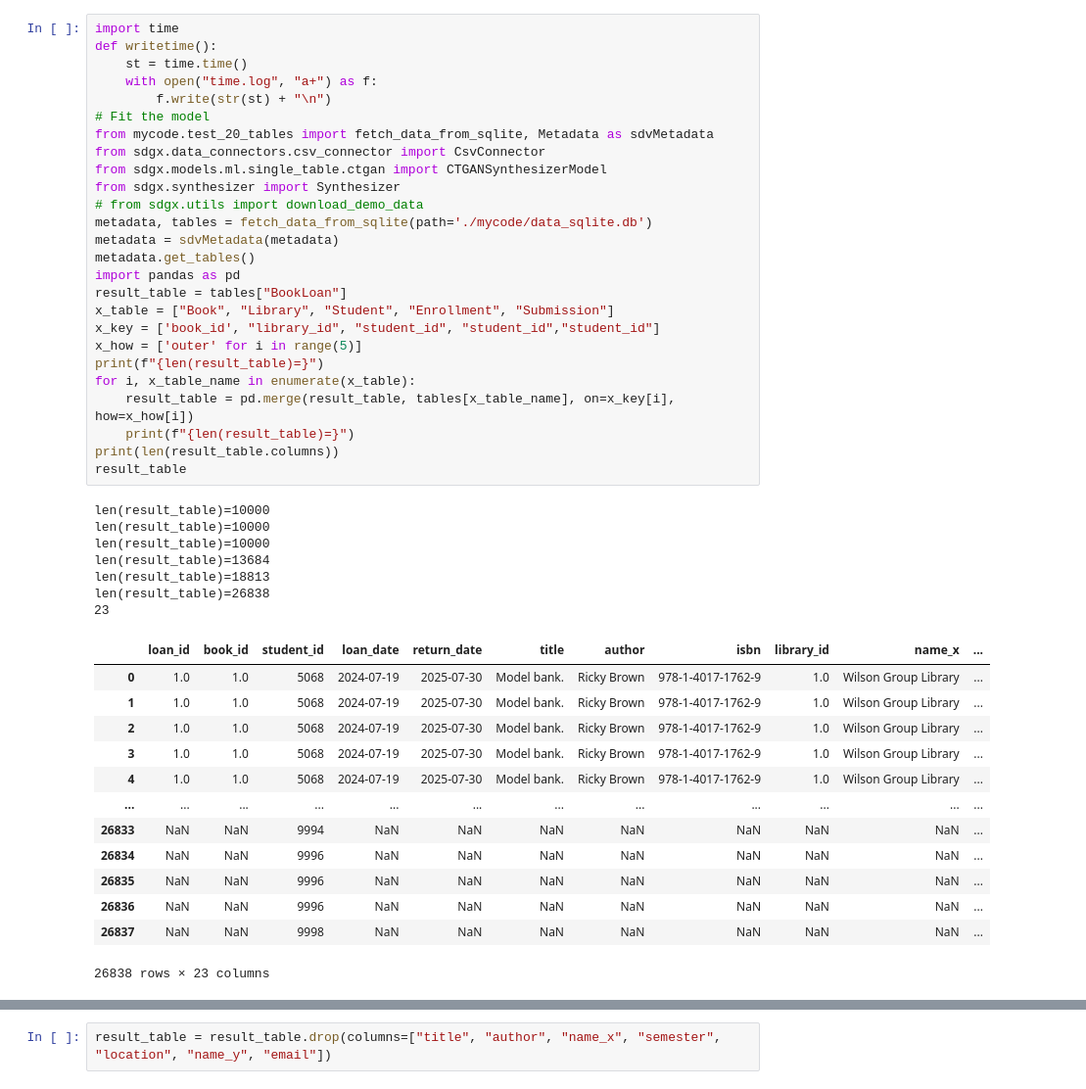
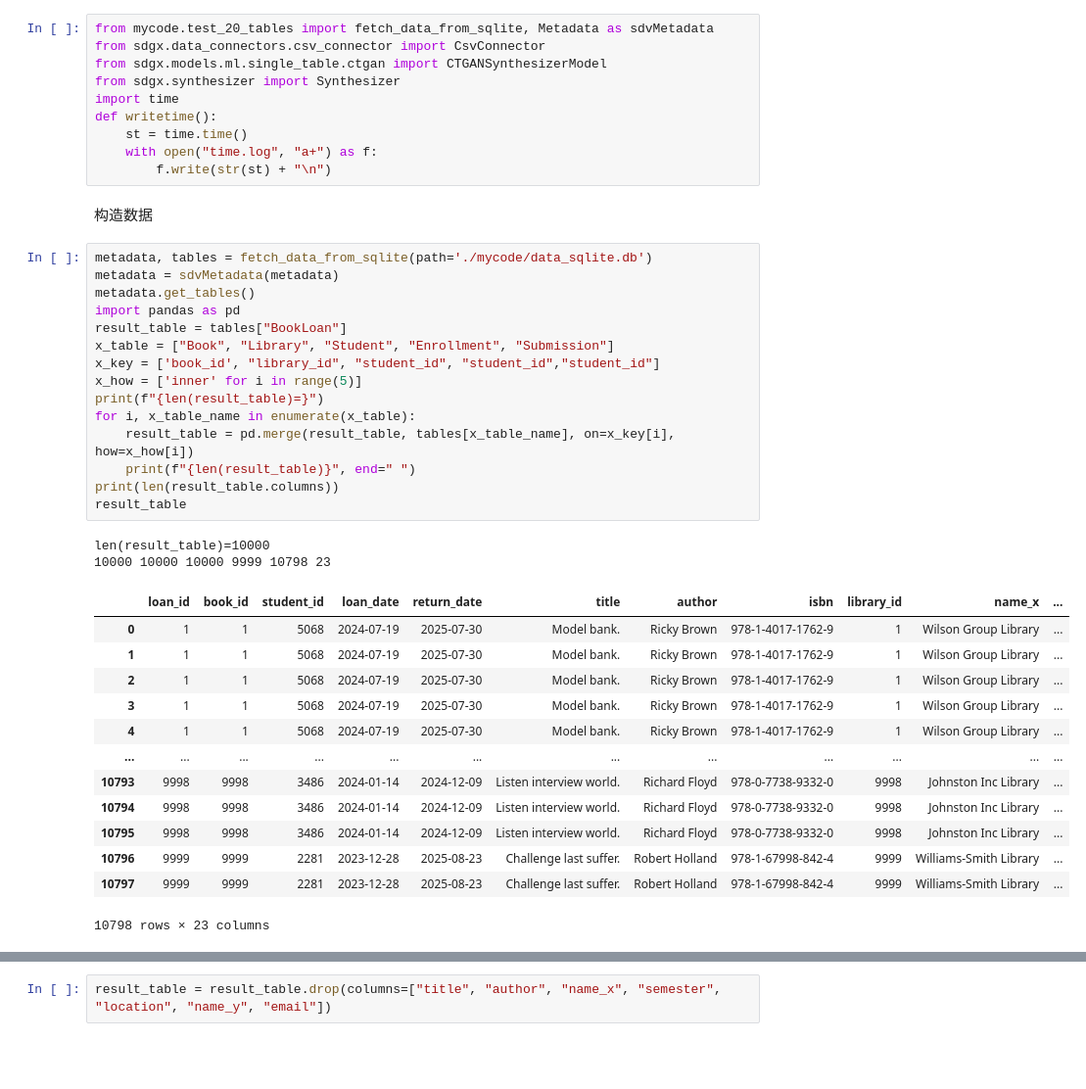
Before and after one commit to hitsz-ids/synthetic-data-generator, a Jupyter notebook: 10k_test_non_catg.ipynb, the cells around one changed output, grey strips where cells are left out. Shown: that part at 98% size. Drawn from its saved outputs; the diff is of its cells as text; blank space fills up the shorter version.

```diff
--- a/10k_test_non_catg.ipynb
+++ b/10k_test_non_catg.ipynb
@@ -1,47 +1,43 @@
+# %%
+from mycode.test_20_tables import fetch_data_from_sqlite, Metadata as sdvMetadata
+from sdgx.data_connectors.csv_connector import CsvConnector
+from sdgx.models.ml.single_table.ctgan import CTGANSynthesizerModel
+from sdgx.synthesizer import Synthesizer
+import time
+def writetime():
+    st = time.time()
+    with open("time.log", "a+") as f:
+        f.write(str(st) + "\n")
+# %% [markdown]
+构造数据
 # %%
-import time
-def writetime():
-    st = time.time()
-    with open("time.log", "a+") as f:
-        f.write(str(st) + "\n")
-# Fit the model
-from mycode.test_20_tables import fetch_data_from_sqlite, Metadata as sdvMetadata
-from sdgx.data_connectors.csv_connector import CsvConnector
-from sdgx.models.ml.single_table.ctgan import CTGANSynthesizerModel
-from sdgx.synthesizer import Synthesizer
-# from sdgx.utils import download_demo_data
 metadata, tables = fetch_data_from_sqlite(path='./mycode/data_sqlite.db')
 metadata = sdvMetadata(metadata)
 metadata.get_tables()
 import pandas as pd
 result_table = tables["BookLoan"]
 x_table = ["Book", "Library", "Student", "Enrollment", "Submission"]
 x_key = ['book_id', "library_id", "student_id", "student_id","student_id"]
-x_how = ['outer' for i in range(5)]
+x_how = ['inner' for i in range(5)]
 print(f"{len(result_table)=}")
 for i, x_table_name in enumerate(x_table):
     result_table = pd.merge(result_table, tables[x_table_name], on=x_key[i], how=x_how[i])
-    print(f"{len(result_table)=}")
+    print(f"{len(result_table)}", end=" ")
 print(len(result_table.columns))
 result_table
 # %% [output]
 len(result_table)=10000
-len(result_table)=10000
-len(result_table)=10000
-len(result_table)=13684
-len(result_table)=18813
-len(result_table)=26838
-23
+10000 10000 10000 9999 10798 23
 |  | loan_id | book_id | student_id | loan_date | return_date | title | author | isbn | library_id | name_x | ... |
-| 0 | 1.0 | 1.0 | 5068 | 2024-07-19 | 2025-07-30 | Model bank. | Ricky Brown | 978-1-4017-1762-9 | 1.0 | Wilson Group Library | ... |
-| 1 | 1.0 | 1.0 | 5068 | 2024-07-19 | 2025-07-30 | Model bank. | Ricky Brown | 978-1-4017-1762-9 | 1.0 | Wilson Group Library | ... |
-| 2 | 1.0 | 1.0 | 5068 | 2024-07-19 | 2025-07-30 | Model bank. | Ricky Brown | 978-1-4017-1762-9 | 1.0 | Wilson Group Library | ... |
-| 3 | 1.0 | 1.0 | 5068 | 2024-07-19 | 2025-07-30 | Model bank. | Ricky Brown | 978-1-4017-1762-9 | 1.0 | Wilson Group Library | ... |
-| 4 | 1.0 | 1.0 | 5068 | 2024-07-19 | 2025-07-30 | Model bank. | Ricky Brown | 978-1-4017-1762-9 | 1.0 | Wilson Group Library | ... |
+| 0 | 1 | 1 | 5068 | 2024-07-19 | 2025-07-30 | Model bank. | Ricky Brown | 978-1-4017-1762-9 | 1 | Wilson Group Library | ... |
+| 1 | 1 | 1 | 5068 | 2024-07-19 | 2025-07-30 | Model bank. | Ricky Brown | 978-1-4017-1762-9 | 1 | Wilson Group Library | ... |
+| 2 | 1 | 1 | 5068 | 2024-07-19 | 2025-07-30 | Model bank. | Ricky Brown | 978-1-4017-1762-9 | 1 | Wilson Group Library | ... |
+| 3 | 1 | 1 | 5068 | 2024-07-19 | 2025-07-30 | Model bank. | Ricky Brown | 978-1-4017-1762-9 | 1 | Wilson Group Library | ... |
+| 4 | 1 | 1 | 5068 | 2024-07-19 | 2025-07-30 | Model bank. | Ricky Brown | 978-1-4017-1762-9 | 1 | Wilson Group Library | ... |
 | ... | ... | ... | ... | ... | ... | ... | ... | ... | ... | ... | ... |
-| 26833 | NaN | NaN | 9994 | NaN | NaN | NaN | NaN | NaN | NaN | NaN | ... |
-| 26834 | NaN | NaN | 9996 | NaN | NaN | NaN | NaN | NaN | NaN | NaN | ... |
-| 26835 | NaN | NaN | 9996 | NaN | NaN | NaN | NaN | NaN | NaN | NaN | ... |
-| 26836 | NaN | NaN | 9996 | NaN | NaN | NaN | NaN | NaN | NaN | NaN | ... |
-| 26837 | NaN | NaN | 9998 | NaN | NaN | NaN | NaN | NaN | NaN | NaN | ... |
+| 10793 | 9998 | 9998 | 3486 | 2024-01-14 | 2024-12-09 | Listen interview world. | Richard Floyd | 978-0-7738-9332-0 | 9998 | Johnston Inc Library | ... |
+| 10794 | 9998 | 9998 | 3486 | 2024-01-14 | 2024-12-09 | Listen interview world. | Richard Floyd | 978-0-7738-9332-0 | 9998 | Johnston Inc Library | ... |
+| 10795 | 9998 | 9998 | 3486 | 2024-01-14 | 2024-12-09 | Listen interview world. | Richard Floyd | 978-0-7738-9332-0 | 9998 | Johnston Inc Library | ... |
+| 10796 | 9999 | 9999 | 2281 | 2023-12-28 | 2025-08-23 | Challenge last suffer. | Robert Holland | 978-1-67998-842-4 | 9999 | Williams-Smith Library | ... |
+| 10797 | 9999 | 9999 | 2281 | 2023-12-28 | 2025-08-23 | Challenge last suffer. | Robert Holland | 978-1-67998-842-4 | 9999 | Williams-Smith Library | ... |
-26838 rows × 23 columns
+10798 rows × 23 columns
```
Also changed, not shown: parts of 11 cells of this notebook, 5 other files.
